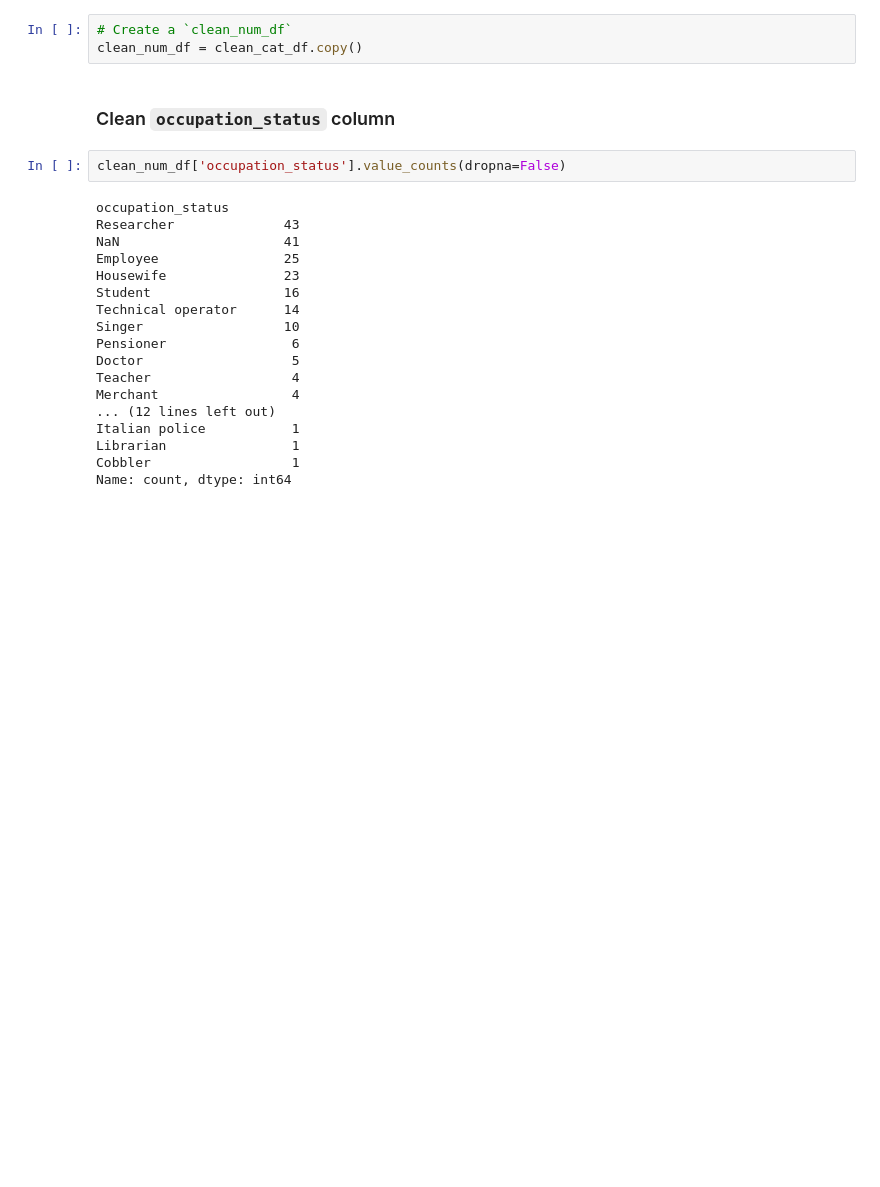
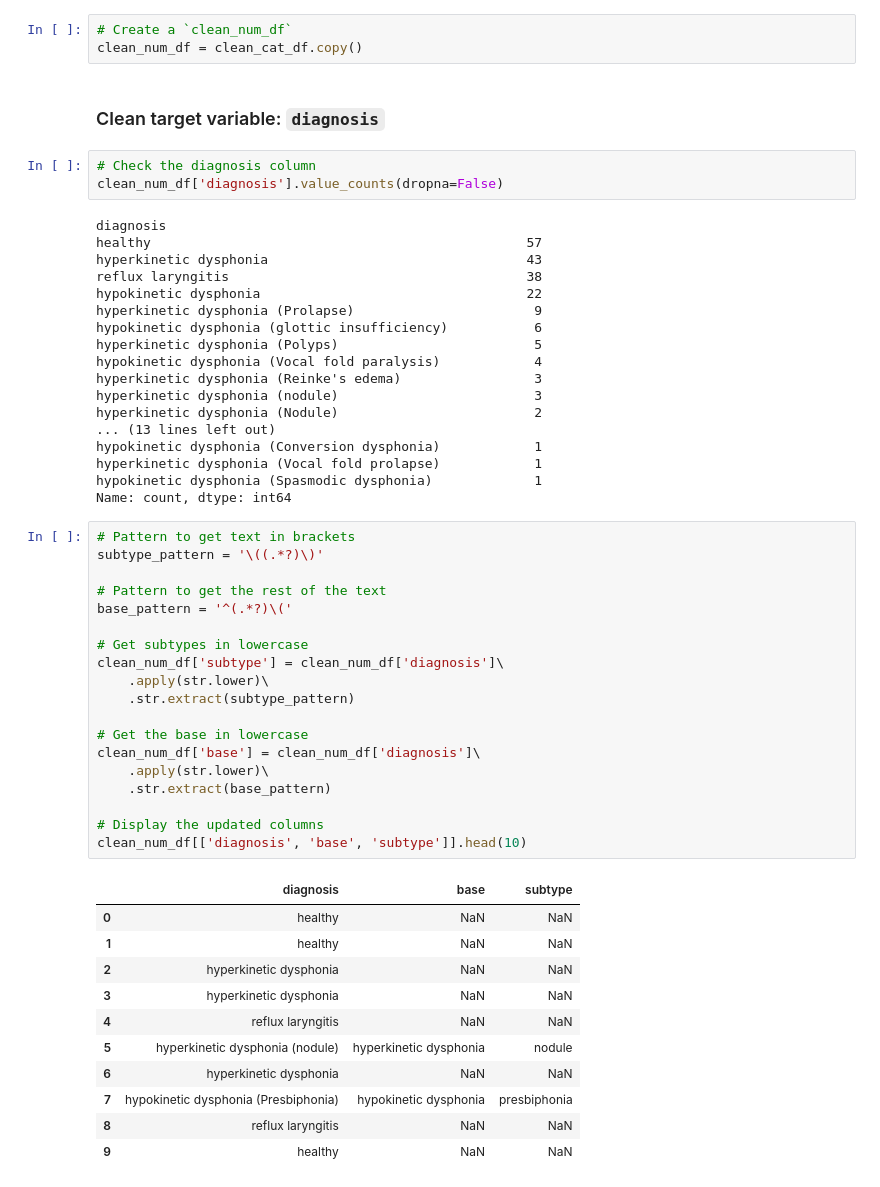
Before and after one commit to alyssahondrade/ml-perspectives-on-voice-disorder-diagnosis, a Jupyter notebook: 02_data_cleaning.ipynb, the cells around one changed output. Cells and saved outputs as stored; diff of their text form; blank space fills up the shorter version.

```diff
--- a/02_data_cleaning.ipynb
+++ b/02_data_cleaning.ipynb
@@ -1386,24 +1435,56 @@ memory usage: 37.5+ KB
 # Create a `clean_num_df`
 clean_num_df = clean_cat_df.copy()
 # %% [markdown]
-### Clean `occupation_status` column
+### Clean target variable: `diagnosis`
 # %%
-clean_num_df['occupation_status'].value_counts(dropna=False)
+# Check the diagnosis column
+clean_num_df['diagnosis'].value_counts(dropna=False)
 # %% [output]
-occupation_status
-Researcher              43
-NaN                     41
-Employee                25
-Housewife               23
-Student                 16
-Technical operator      14
-Singer                  10
-Pensioner                6
-Doctor                   5
-Teacher                  4
-Merchant                 4
-... (12 lines left out)
-Italian police           1
-Librarian                1
-Cobbler                  1
+diagnosis
+healthy                                                57
+hyperkinetic dysphonia                                 43
+reflux laryngitis                                      38
+hypokinetic dysphonia                                  22
+hyperkinetic dysphonia (Prolapse)                       9
+hypokinetic dysphonia (glottic insufficiency)           6
+hyperkinetic dysphonia (Polyps)                         5
+hypokinetic dysphonia (Vocal fold paralysis)            4
+hyperkinetic dysphonia (Reinke's edema)                 3
+hyperkinetic dysphonia (nodule)                         3
+hyperkinetic dysphonia (Nodule)                         2
+... (13 lines left out)
+hypokinetic dysphonia (Conversion dysphonia)            1
+hyperkinetic dysphonia (Vocal fold prolapse)            1
+hypokinetic dysphonia (Spasmodic dysphonia)             1
 Name: count, dtype: int64
+# %%
+# Pattern to get text in brackets
+subtype_pattern = '\((.*?)\)'
+
+# Pattern to get the rest of the text
+base_pattern = '^(.*?)\('
+
+# Get subtypes in lowercase
+clean_num_df['subtype'] = clean_num_df['diagnosis']\
+    .apply(str.lower)\
+    .str.extract(subtype_pattern)
+
+# Get the base in lowercase
+clean_num_df['base'] = clean_num_df['diagnosis']\
+    .apply(str.lower)\
+    .str.extract(base_pattern)
+
+# Display the updated columns
+clean_num_df[['diagnosis', 'base', 'subtype']].head(10)
+# %% [output]
+|  | diagnosis | base | subtype |
+| 0 | healthy | NaN | NaN |
+| 1 | healthy | NaN | NaN |
+| 2 | hyperkinetic dysphonia | NaN | NaN |
+| 3 | hyperkinetic dysphonia | NaN | NaN |
+| 4 | reflux laryngitis | NaN | NaN |
+| 5 | hyperkinetic dysphonia (nodule) | hyperkinetic dysphonia | nodule |
+| 6 | hyperkinetic dysphonia | NaN | NaN |
+| 7 | hypokinetic dysphonia (Presbiphonia) | hypokinetic dysphonia | presbiphonia |
+| 8 | reflux laryngitis | NaN | NaN |
+| 9 | healthy | NaN | NaN |
```
Also changed, not shown: parts of 20 cells of this notebook.
